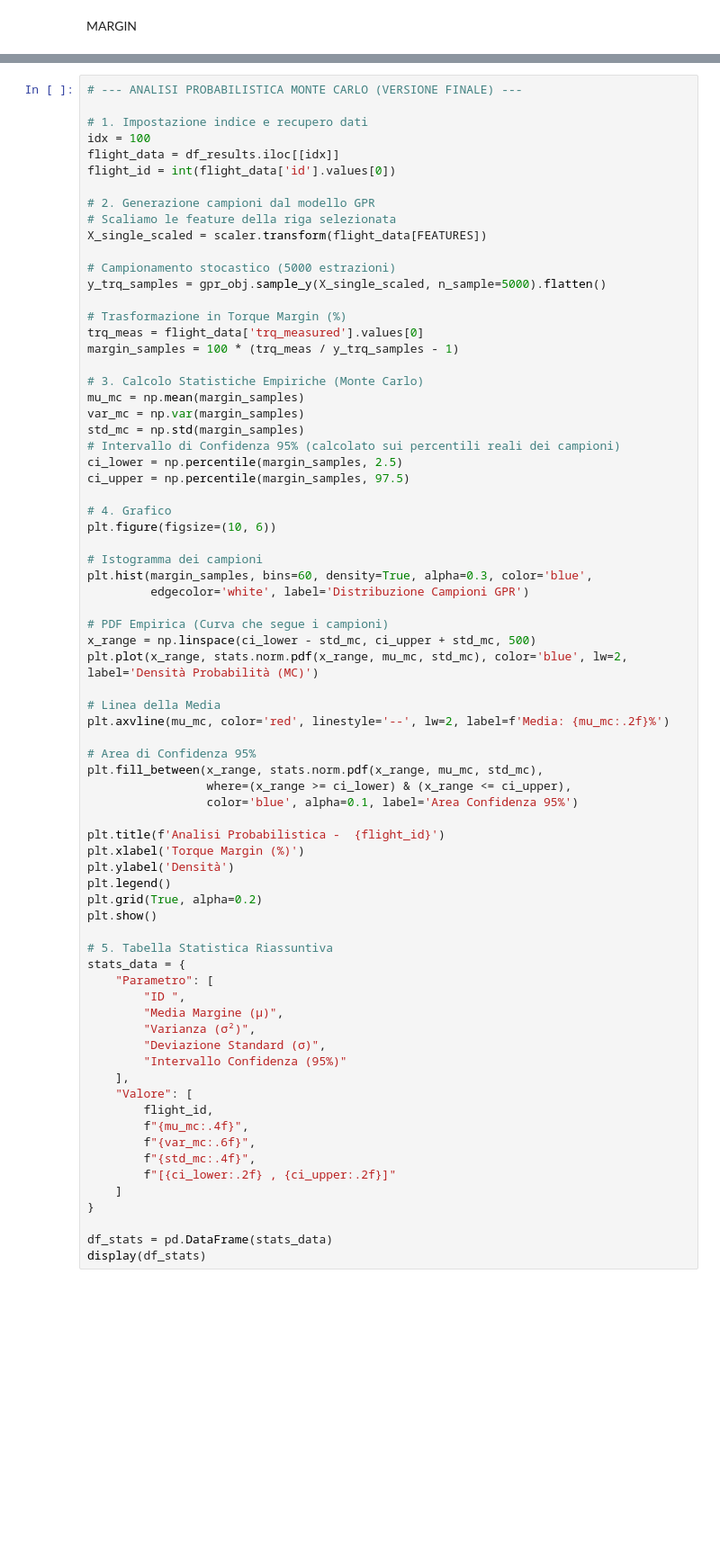
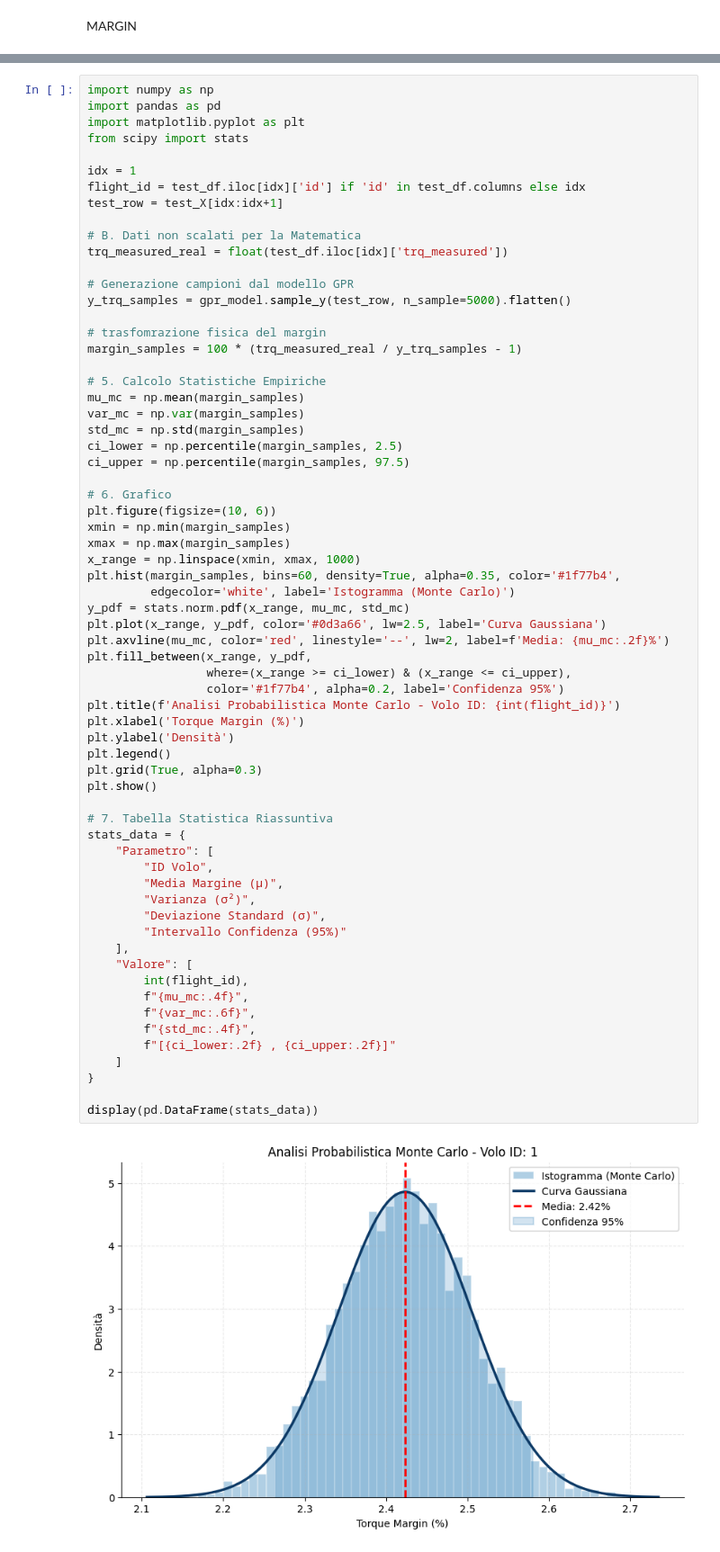
Before and after one commit to DevelopApp22/PHM_2024_Project, a Jupyter notebook: notebooks/Step2/gpr_regression/target/gpr_target.ipynb, the cells around one changed output, grey strips where cells are left out. Shown at 90% size. Drawn from its saved outputs; the diff is of its cells as text; blank space fills up the shorter version.

```diff
--- a/notebooks/Step2/gpr_regression/target/gpr_target.ipynb
+++ b/notebooks/Step2/gpr_regression/target/gpr_target.ipynb
@@ -176,73 +176,67 @@ plot_pdf_with_true_target("norm",pdf_args,true_target=test_y_true,y_pred=mu)
 # %%
-# --- ANALISI PROBABILISTICA MONTE CARLO (VERSIONE FINALE) ---
+import numpy as np
+import pandas as pd
+import matplotlib.pyplot as plt
+from scipy import stats
 
-# 1. Impostazione indice e recupero dati
-idx = 100
-flight_data = df_results.iloc[[idx]]
-flight_id = int(flight_data['id'].values[0])
+idx = 1
+flight_id = test_df.iloc[idx]['id'] if 'id' in test_df.columns else idx
+test_row = test_X[idx:idx+1]
 
-# 2. Generazione campioni dal modello GPR
-# Scaliamo le feature della riga selezionata
-X_single_scaled = scaler.transform(flight_data[FEATURES])
+# B. Dati non scalati per la Matematica
+trq_measured_real = float(test_df.iloc[idx]['trq_measured'])
 
-# Campionamento stocastico (5000 estrazioni)
-y_trq_samples = gpr_obj.sample_y(X_single_scaled, n_sample=5000).flatten()
+# Generazione campioni dal modello GPR
+y_trq_samples = gpr_model.sample_y(test_row, n_sample=5000).flatten()
 
-# Trasformazione in Torque Margin (%)
-trq_meas = flight_data['trq_measured'].values[0]
-margin_samples = 100 * (trq_meas / y_trq_samples - 1)
+# trasfomrazione fisica del margin
+margin_samples = 100 * (trq_measured_real / y_trq_samples - 1)
 
-# 3. Calcolo Statistiche Empiriche (Monte Carlo)
+# 5. Calcolo Statistiche Empiriche
 mu_mc = np.mean(margin_samples)
 var_mc = np.var(margin_samples)
 std_mc = np.std(margin_samples)
-# Intervallo di Confidenza 95% (calcolato sui percentili reali dei campioni)
 ci_lower = np.percentile(margin_samples, 2.5)
 ci_upper = np.percentile(margin_samples, 97.5)
 
-# 4. Grafico
+# 6. Grafico
 plt.figure(figsize=(10, 6))
-
-# Istogramma dei campioni
-plt.hist(margin_samples, bins=60, density=True, alpha=0.3, color='blue',
-         edgecolor='white', label='Distribuzione Campioni GPR')
-
-# PDF Empirica (Curva che segue i campioni)
-x_range = np.linspace(ci_lower - std_mc, ci_upper + std_mc, 500)
-plt.plot(x_range, stats.norm.pdf(x_range, mu_mc, std_mc), color='blue', lw=2, label='Densità Probabilità (MC)')
-
-# Linea della Media
+xmin = np.min(margin_samples)
+xmax = np.max(margin_samples)
+x_range = np.linspace(xmin, xmax, 1000)
+plt.hist(margin_samples, bins=60, density=True, alpha=0.35, color='#1f77b4',
+         edgecolor='white', label='Istogramma (Monte Carlo)')
+y_pdf = stats.norm.pdf(x_range, mu_mc, std_mc)
+plt.plot(x_range, y_pdf, color='#0d3a66', lw=2.5, label='Curva Gaussiana')
 plt.axvline(mu_mc, color='red', linestyle='--', lw=2, label=f'Media: {mu_mc:.2f}%')
-
-# Area di Confidenza 95%
-plt.fill_between(x_range, stats.norm.pdf(x_range, mu_mc, std_mc),
+plt.fill_between(x_range, y_pdf,
                  where=(x_range >= ci_lower) & (x_range <= ci_upper),
-                 color='blue', alpha=0.1, label='Area Confidenza 95%')
-
-plt.title(f'Analisi Probabilistica -  {flight_id}')
+                 color='#1f77b4', alpha=0.2, label='Confidenza 95%')
+plt.title(f'Analisi Probabilistica Monte Carlo - Volo ID: {int(flight_id)}')
 plt.xlabel('Torque Margin (%)')
 plt.ylabel('Densità')
 plt.legend()
-plt.grid(True, alpha=0.2)
+plt.grid(True, alpha=0.3)
 plt.show()
 
-# 5. Tabella Statistica Riassuntiva
+# 7. Tabella Statistica Riassuntiva
 stats_data = {
     "Parametro": [
-        "ID ",
+        "ID Volo",
         "Media Margine (μ)",
         "Varianza (σ²)",
         "Deviazione Standard (σ)",
         "Intervallo Confidenza (95%)"
     ],
     "Valore": [
-        flight_id,
+        int(flight_id),
         f"{mu_mc:.4f}",
         f"{var_mc:.6f}",
         f"{std_mc:.4f}",
         f"[{ci_lower:.2f} , {ci_upper:.2f}]"
     ]
 }
 
-df_stats = pd.DataFrame(stats_data)
-display(df_stats)
+display(pd.DataFrame(stats_data))
+# %% [output]
+[figure, added]
```
Also changed, not shown: parts of 10 cells of this notebook, 5 other files.
